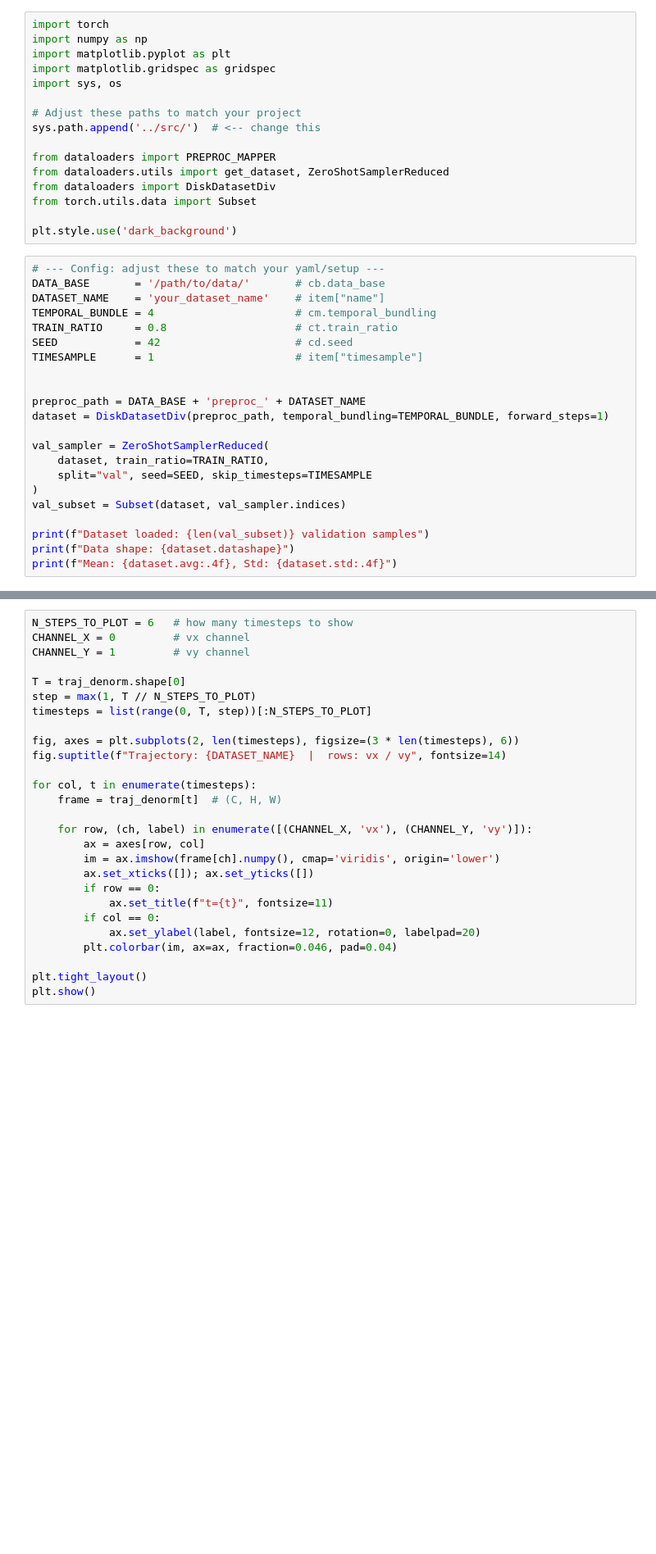
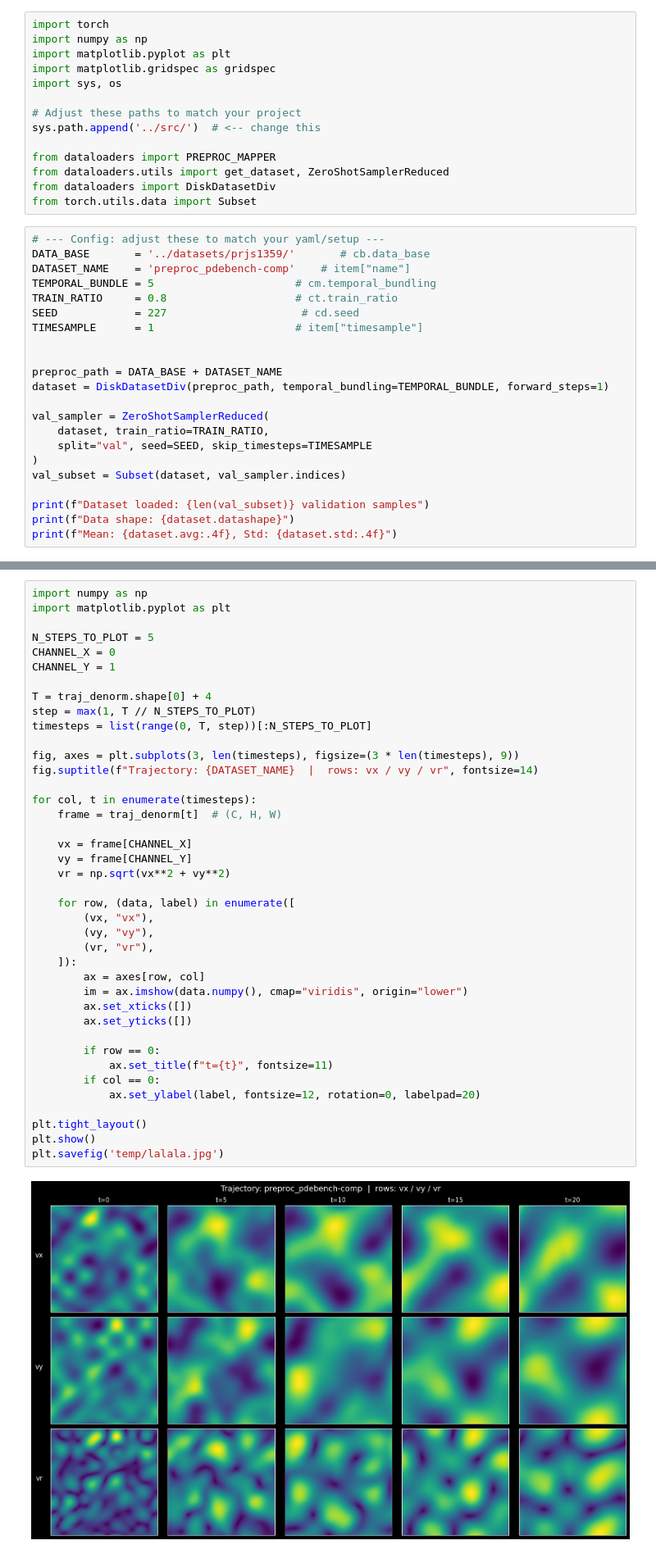
Before and after one commit to tpharmsen/FluidGPT, a Jupyter notebook: scripts/datasamples.ipynb, the cells around one changed output, grey strips where cells are left out. Shown at 82% size. Cells and saved outputs as stored; diff of their text form; blank space fills up the shorter version.

Commit message:
data trajectory sampler

```diff
--- a/scripts/datasamples.ipynb
+++ b/scripts/datasamples.ipynb
@@ -12,19 +12,17 @@ from dataloaders import PREPROC_MAPPER
 from dataloaders.utils import get_dataset, ZeroShotSamplerReduced
 from dataloaders import DiskDatasetDiv
 from torch.utils.data import Subset
-
-plt.style.use('dark_background')
 # %%
 # --- Config: adjust these to match your yaml/setup ---
-DATA_BASE       = '/path/to/data/'       # cb.data_base
-DATASET_NAME    = 'your_dataset_name'    # item["name"]
-TEMPORAL_BUNDLE = 4                      # cm.temporal_bundling
+DATA_BASE       = '../datasets/prjs1359/'       # cb.data_base
+DATASET_NAME    = 'preproc_pdebench-comp'    # item["name"]
+TEMPORAL_BUNDLE = 5                      # cm.temporal_bundling
 TRAIN_RATIO     = 0.8                    # ct.train_ratio
-SEED            = 42                     # cd.seed
+SEED            = 227                     # cd.seed
 TIMESAMPLE      = 1                      # item["timesample"]
 
 
-preproc_path = DATA_BASE + 'preproc_' + DATASET_NAME
+preproc_path = DATA_BASE + DATASET_NAME
 dataset = DiskDatasetDiv(preproc_path, temporal_bundling=TEMPORAL_BUNDLE, forward_steps=1)
 
 val_sampler = ZeroShotSamplerReduced(
@@ -56,28 +57,42 @@ NameError: name 'val_sampler' is not defined
 # %%
-N_STEPS_TO_PLOT = 6   # how many timesteps to show
-CHANNEL_X = 0         # vx channel
-CHANNEL_Y = 1         # vy channel
+import numpy as np
+import matplotlib.pyplot as plt
 
-T = traj_denorm.shape[0]
+N_STEPS_TO_PLOT = 5
+CHANNEL_X = 0
+CHANNEL_Y = 1
+
+T = traj_denorm.shape[0] + 4
 step = max(1, T // N_STEPS_TO_PLOT)
 timesteps = list(range(0, T, step))[:N_STEPS_TO_PLOT]
 
-fig, axes = plt.subplots(2, len(timesteps), figsize=(3 * len(timesteps), 6))
-fig.suptitle(f"Trajectory: {DATASET_NAME}  |  rows: vx / vy", fontsize=14)
+fig, axes = plt.subplots(3, len(timesteps), figsize=(3 * len(timesteps), 9))
+fig.suptitle(f"Trajectory: {DATASET_NAME}  |  rows: vx / vy / vr", fontsize=14)
 
 for col, t in enumerate(timesteps):
     frame = traj_denorm[t]  # (C, H, W)
 
-    for row, (ch, label) in enumerate([(CHANNEL_X, 'vx'), (CHANNEL_Y, 'vy')]):
+    vx = frame[CHANNEL_X]
+    vy = frame[CHANNEL_Y]
+    vr = np.sqrt(vx**2 + vy**2)
+
+    for row, (data, label) in enumerate([
+        (vx, "vx"),
+        (vy, "vy"),
+        (vr, "vr"),
+    ]):
         ax = axes[row, col]
-        im = ax.imshow(frame[ch].numpy(), cmap='viridis', origin='lower')
-        ax.set_xticks([]); ax.set_yticks([])
+        im = ax.imshow(data.numpy(), cmap="viridis", origin="lower")
+        ax.set_xticks([])
+        ax.set_yticks([])
+
         if row == 0:
             ax.set_title(f"t={t}", fontsize=11)
         if col == 0:
             ax.set_ylabel(label, fontsize=12, rotation=0, labelpad=20)
-        plt.colorbar(im, ax=ax, fraction=0.046, pad=0.04)
 
 plt.tight_layout()
 plt.show()
+plt.savefig('temp/lalala.jpg')
 # %% [output]
+[figure, added]
```
Also changed, not shown: parts of 3 cells of this notebook.
